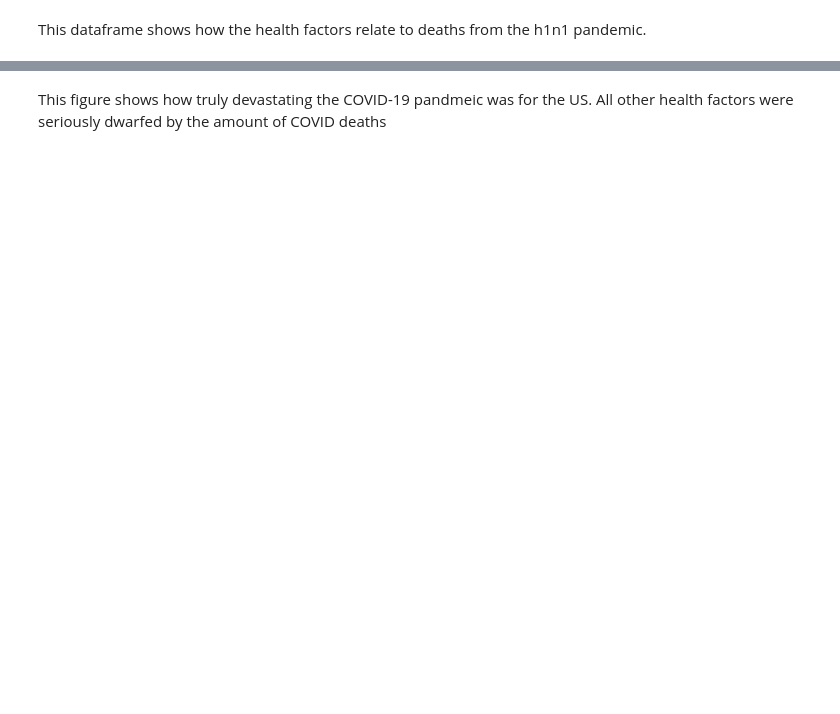
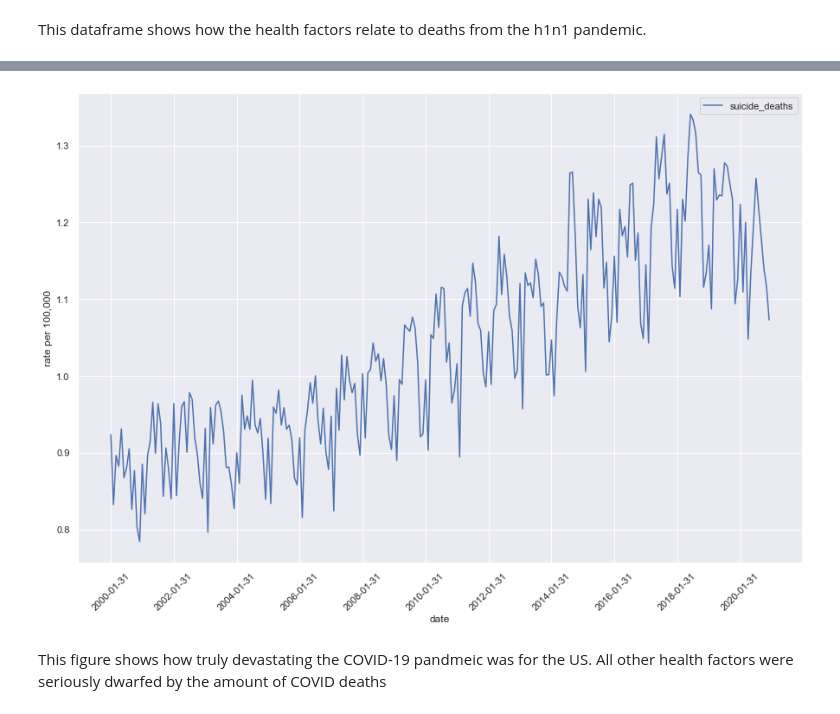
Before and after one commit to nmcdowell00/python_for_the_datajam, a Jupyter notebook: python_tutorial/Visualizations.ipynb, the cells around one changed output, grey strips where cells are left out. Drawn from its saved outputs; the diff is of its cells as text; code cells hidden in the pictures; blank space fills up the shorter version.

```diff
--- a/python_tutorial/Visualizations.ipynb
+++ b/python_tutorial/Visualizations.ipynb
@@ -84,3 +86,7 @@ multiline(df[['alcohol_deaths','alcohol_sales','drug_deaths','homicides','suicid
+# %%
+multiline(df[['suicide_deaths']])
+# %% [output]
+[figure, added]
 # %% [markdown]
 This figure shows how truly devastating the COVID-19 pandmeic was for the US. All other health factors were seriously dwarfed by the amount of COVID deaths
 # %%
```
Also changed, not shown: parts of 7 cells of this notebook, 2 other files.
